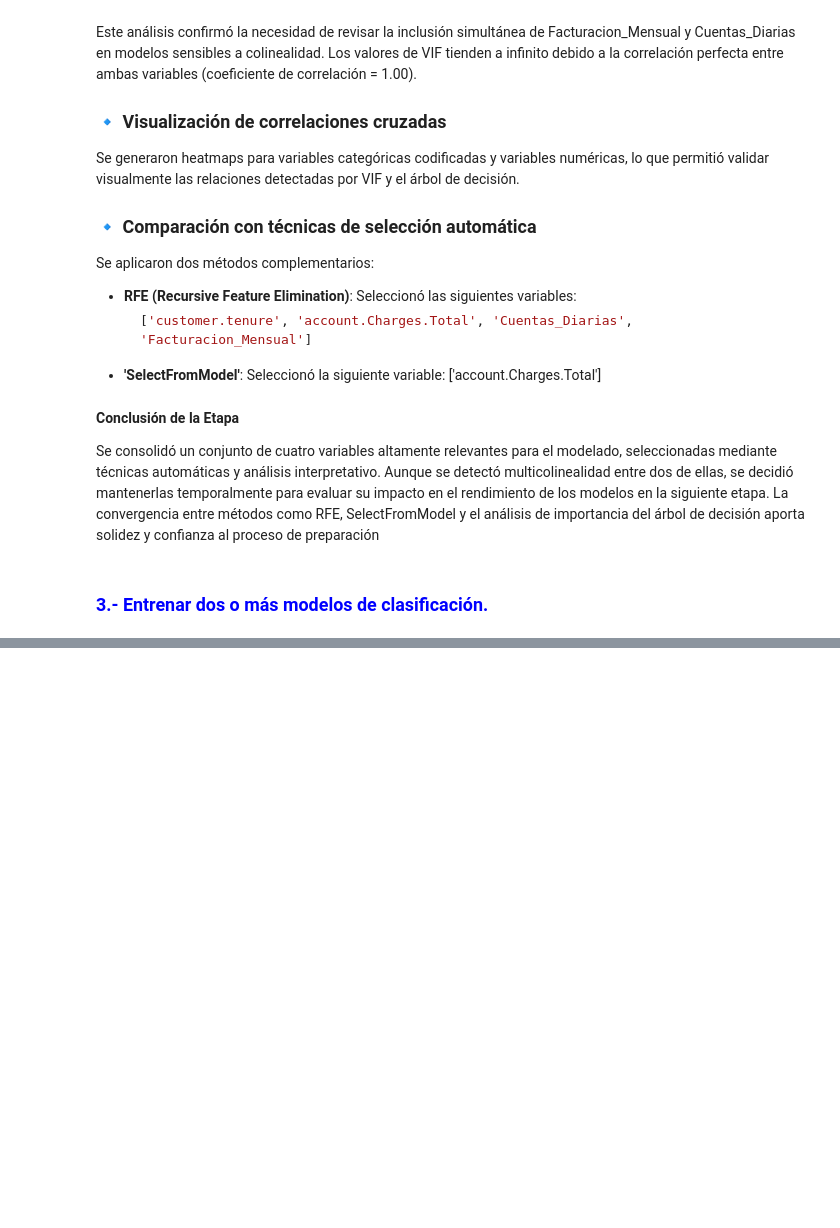
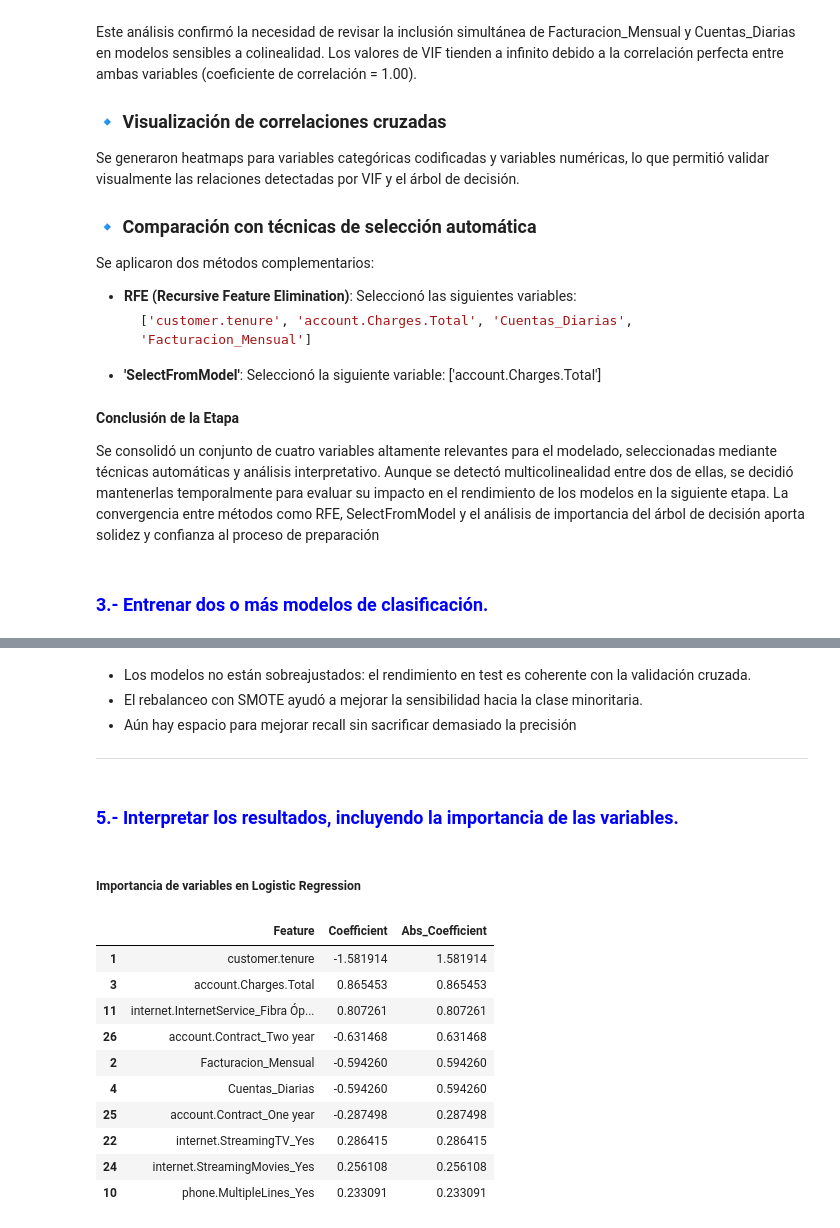
Before and after one commit to Maucho6340/Telecom_X_LATAM_Predict, a Jupyter notebook: Challenge_predict_evasion.ipynb, the cells around one changed output, grey strips where cells are left out. Drawn from its saved outputs; the diff is of its cells as text; code cells hidden in the pictures; blank space fills up the shorter version.

```diff
--- a/Challenge_predict_evasion.ipynb
+++ b/Challenge_predict_evasion.ipynb
@@ -576,0 +449,42 @@ y = df_final['Chrun_bin']
+# %% [markdown]
+- Los modelos no están sobreajustados: el rendimiento en test es coherente con la validación cruzada.
+- El rebalanceo con SMOTE ayudó a mejorar la sensibilidad hacia la clase minoritaria.
+- Aún hay espacio para mejorar recall sin sacrificar demasiado la precisión
+- - -
+# %% [markdown]
+### <font color='blue'>**5.- Interpretar los resultados, incluyendo la importancia de las variables**.
+# %% [markdown]
+##### Importancia de variables en Logistic Regression
+# %%
+from sklearn.linear_model import LogisticRegression
+import pandas as pd
+import numpy as np
+
+# Entrenar modelo
+logreg_model_final = LogisticRegression(max_iter=1000, random_state=42)
+logreg_model_final.fit(X_train_resampled, y_train_resampled)
+
+# Extraer coeficientes
+coefficients = logreg_model_final.coef_[0]
+feature_names = X_train_resampled.columns
+
+coef_df = pd.DataFrame({
+    'Feature': feature_names,
+    'Coefficient': coefficients,
+    'Abs_Coefficient': np.abs(coefficients)
+}).sort_values(by='Abs_Coefficient', ascending=False)
+
+# Mostrar top 10
+coef_df.head(10)
+# %% [output]
+|  | Feature | Coefficient | Abs_Coefficient |
+| 1 | customer.tenure | -1.581914 | 1.581914 |
+| 3 | account.Charges.Total | 0.865453 | 0.865453 |
+| 11 | internet.InternetService_Fibra Óp... | 0.807261 | 0.807261 |
+| 26 | account.Contract_Two year | -0.631468 | 0.631468 |
+| 2 | Facturacion_Mensual | -0.594260 | 0.594260 |
+| 4 | Cuentas_Diarias | -0.594260 | 0.594260 |
+| 25 | account.Contract_One year | -0.287498 | 0.287498 |
+| 22 | internet.StreamingTV_Yes | 0.286415 | 0.286415 |
+| 24 | internet.StreamingMovies_Yes | 0.256108 | 0.256108 |
+| 10 | phone.MultipleLines_Yes | 0.233091 | 0.233091 |
```
Also changed, not shown: parts of 52 cells of this notebook.
